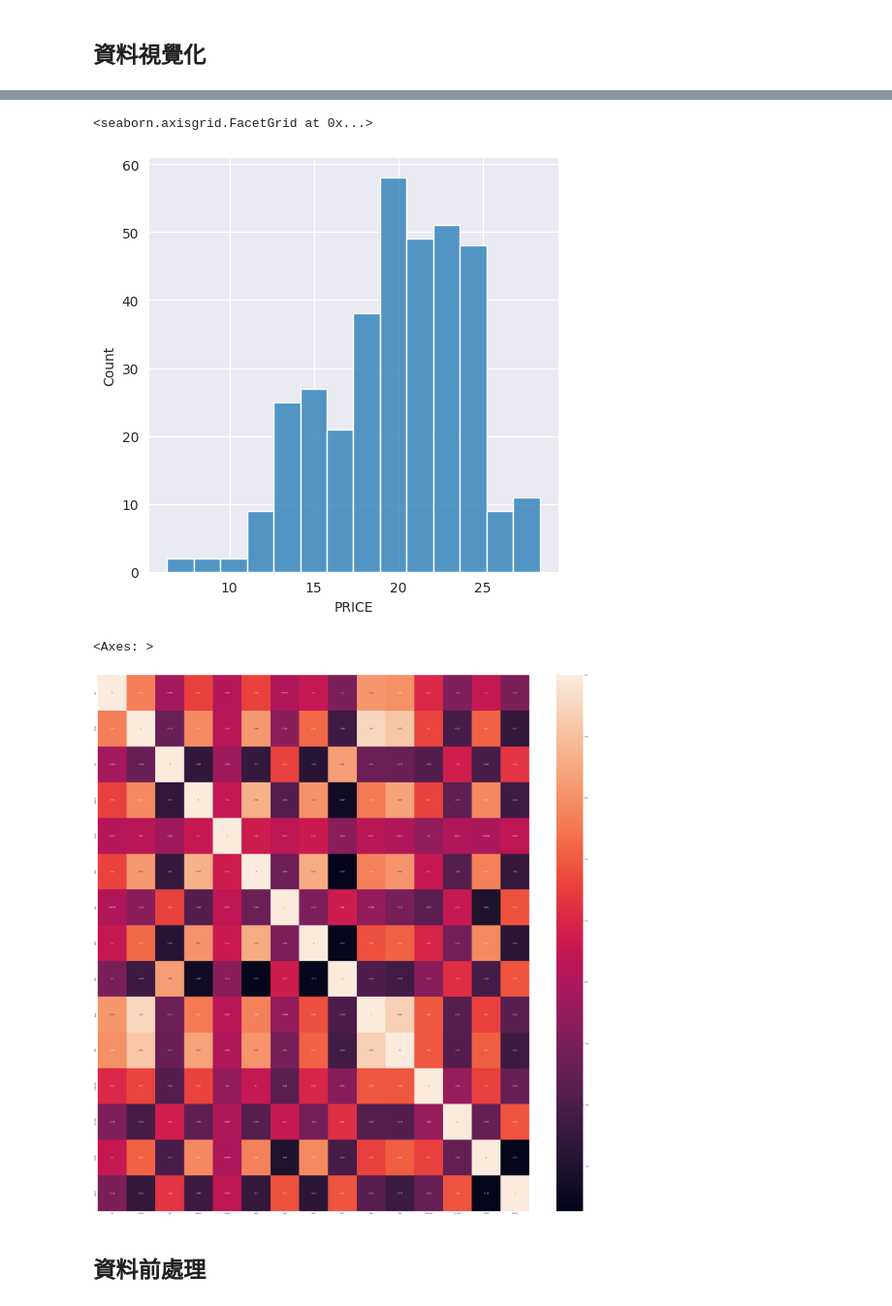
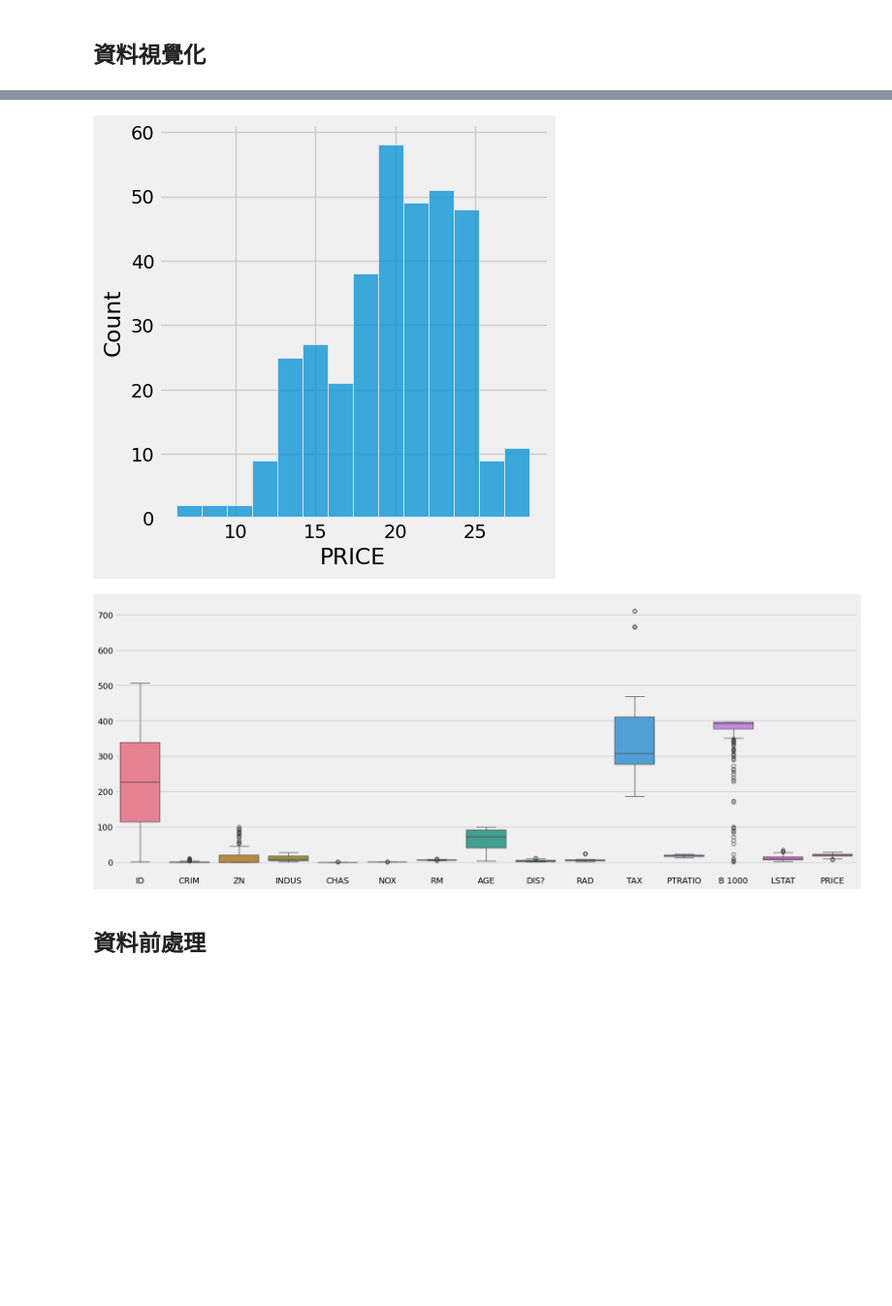
Before and after one commit to hank1224/simlab113-summer-train, a Jupyter notebook: 0716/machine-learning/homework/m11351002陳澔恩-machice-learning.ipynb, the cells around one changed output, grey strips where cells are left out. Shown at 97% size. Cells and saved outputs as stored; diff of their text form; code cells hidden in the pictures; blank space fills up the shorter version.

Commit message:
0716 ML HW: Model Evaluation WIP

```diff
--- a/0716/machine-learning/homework/m11351002陳澔恩-machice-learning.ipynb
+++ b/0716/machine-learning/homework/m11351002陳澔恩-machice-learning.ipynb
@@ -36,12 +52,25 @@ import pandas as pd
 import numpy as np
 import matplotlib.pyplot as plt
 import seaborn as sns
+
+from statsmodels.stats.outliers_influence import variance_inflation_factor
+
+from sklearn import metrics
+from sklearn.preprocessing import StandardScaler
+from sklearn.model_selection import cross_val_score, train_test_split
+from sklearn.metrics import mean_absolute_error, mean_squared_error, mean_absolute_percentage_error
+
+import warnings
+warnings.filterwarnings('ignore')
+
+%matplotlib inline
+plt.style.use('fivethirtyeight')
 # %%
-train_df = pd.read_csv(r'./boston20200827/Boston_train.csv')
-test_df = pd.read_csv(r'./boston20200827/Boston_test.csv')
-combined_df = pd.concat([train_df, test_df], sort=False)
+Boston_train_df = pd.read_csv(r'./boston20200827/Boston_train.csv')
+Boston_test_df = pd.read_csv(r'./boston20200827/Boston_test.csv')
+df = pd.concat([Boston_train_df, Boston_test_df], sort=False)
 
-train_df.head()
+df.head()
 # %% [output]
 |  | ID | CRIM | ZN | INDUS | CHAS | NOX | RM | AGE | DIS? | RAD | TAX | ... |
 | 0 | 400 | 9.91655 | 0.0 | 18.10 | 0 | 0.693 | 5.852 | 77.8 | 1.5004 | 24 | 666 | ... |
@@ -93,14 +150,16 @@ sns.pairplot(combined_df)
 # %%
-sns.displot(combined_df['PRICE'])
+sns.displot(df['PRICE'])
+plt.show()
 # %% [output]
-<seaborn.axisgrid.FacetGrid at 0x...>
-[figure, old version]
+[figure, new version]
 # %%
-plt.figure(figsize=(50,50))
-sns.heatmap(combined_df.corr(), annot=True)
+# looking for outliers using box plot
+
+plt.figure(figsize = (20, 8))
+sns.boxplot(data = df, width = 0.8)
+plt.show()
 # %% [output]
-<Axes: >
-[figure, old version]
+[figure, new version]
 # %% [markdown]
 ## 資料前處理
 # %%
```
Also changed, not shown: parts of 47 cells of this notebook, 1 other file.
